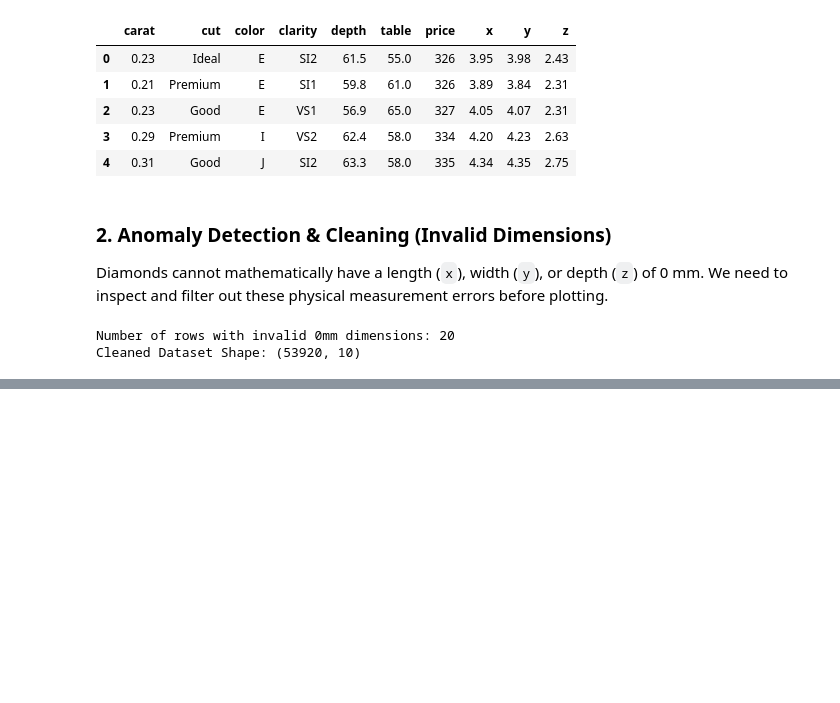
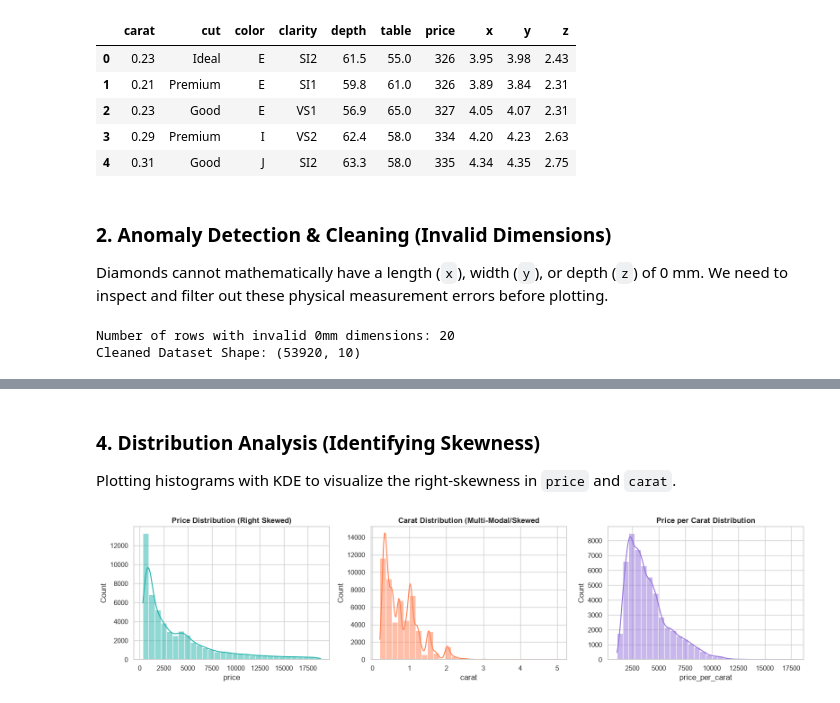
Before and after one commit to nzrnshannen/da-ds, a Jupyter notebook: python/data-analysis/regression-trend-eda/diamonds.ipynb, the cells around one changed output, grey strips where cells are left out. Saved outputs shown, nothing was run; the diff lists cells and outputs as text; code cells hidden in the pictures; blank space fills up the shorter version.

```diff
--- a/python/data-analysis/regression-trend-eda/diamonds.ipynb
+++ b/python/data-analysis/regression-trend-eda/diamonds.ipynb
@@ -73,0 +77,6 @@ Cleaned Dataset Shape: (53920, 10)
+# %%
+df_clean['volume'] = df_clean['x'] * df_clean['y'] * df_clean['z'] # creating new column 'volume'
+df_clean['price_per_carat'] = df_clean['price']/df_clean['carat'] # creating enw column 'price_per_carat'
+
+# inspect summary stats for engineered features
+df_clean[['carat', 'price', 'volume', 'price_per_carat']].describe().round(2)
@@ -73,0 +93,22 @@ Cleaned Dataset Shape: (53920, 10)
+# %% [markdown]
+### 4. Distribution Analysis (Identifying Skewness)
+Plotting histograms with KDE to visualize the right-skewness in `price` and `carat`.
+# %%
+fig, axes = plt.subplots(1, 3, figsize=(16, 4)) # setting canvas; 3 plots in 1 row
+
+# 1. price distribution (heavily right-skewed); first plot
+sns.histplot(df_clean['price'], kde=True, ax=axes[0], color='lightseagreen', bins=30)
+axes[0].set_title('Price Distribution (Right Skewed)', fontweight='bold')
+
+# 2. carat distribution (right-skewed with peaks at round numbers); second plot
+sns.histplot(df_clean['carat'], kde=True, ax=axes[1], color='coral', bins=30)
+axes[1].set_title('Carat Distribution (Multi-Modal/Skewed', fontweight='bold')
+
+# price per carat distribution; third plot
+sns.histplot(df_clean['price_per_carat'], kde=True, ax=axes[2], color='mediumpurple', bins=30)
+axes[2].set_title('Price per Carat Distribution', fontweight='bold')
+
+plt.tight_layout()
+plt.show()
+# %% [output]
+[figure, added]
```
Also changed, not shown: parts of 9 cells of this notebook.
